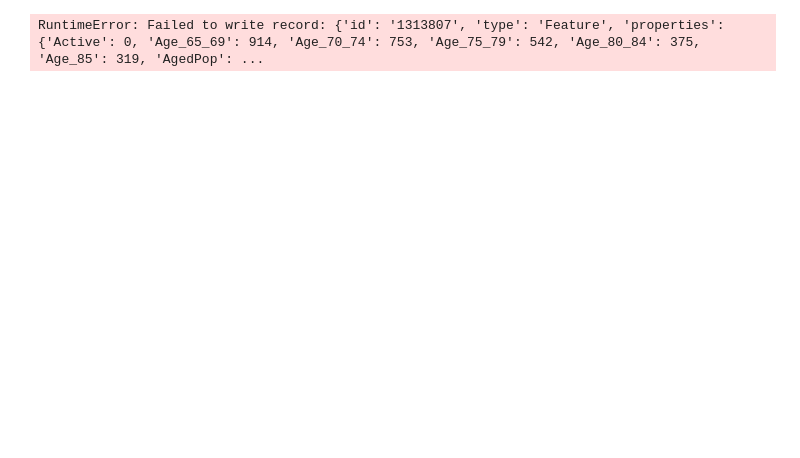
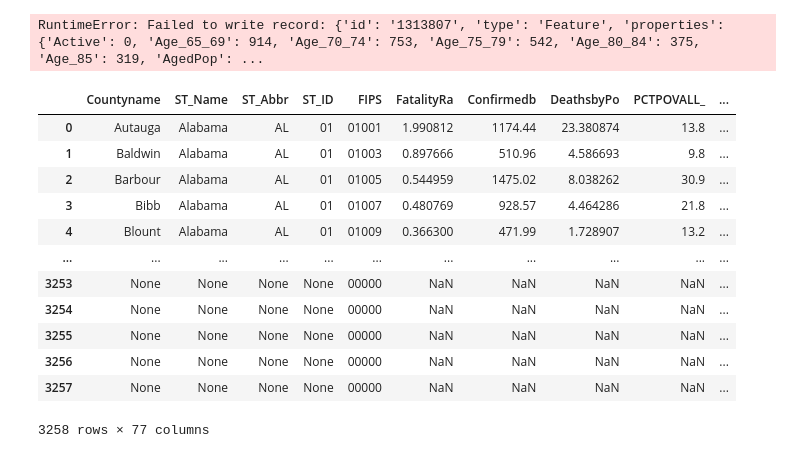
Before and after one commit to TC25/COVID19, a Jupyter notebook: Merge and geo.ipynb, the cells around one changed output. Saved outputs shown, nothing was run; the diff lists cells and outputs as text; code cells hidden in the pictures; blank space fills up the shorter version.

```diff
--- a/Merge and geo.ipynb
+++ b/Merge and geo.ipynb
@@ -22,3 +22,24 @@ County_shape.to_file("Counties\\US_latest_poly.geojson", driver='GeoJSON')
 #Fin.to_file("Counties\\US_latest_poly.shp")
 # %% [output]
 RuntimeError: Failed to write record: {'id': '1313807', 'type': 'Feature', 'properties': {'Active': 0, 'Age_65_69': 914, 'Age_70_74': 753, 'Age_75_79': 542, 'Age_80_84': 375, 'Age_85': 319, 'AgedPop': ...
+# %%
+# All=pd.read_csv("https://raw.githubusercontent.com/govex/COVID-19/master/data_tables/JHU_USCountymap/df_Counties2020.csv")
+County_shape = gpd.read_file("Counties\\USCounties_JHUmap\\USCounties_JHUmap.shp", driver='shapefile')
+# Fin=pd.merge(County_shape,All,
+#                  on='Countyname')
+# %%
+County_shape
+# %% [output]
+|  | Countyname | ST_Name | ST_Abbr | ST_ID | FIPS | FatalityRa | Confirmedb | DeathsbyPo | PCTPOVALL_ | ... |
+| 0 | Autauga | Alabama | AL | 01 | 01001 | 1.990812 | 1174.44 | 23.380874 | 13.8 | ... |
+| 1 | Baldwin | Alabama | AL | 01 | 01003 | 0.897666 | 510.96 | 4.586693 | 9.8 | ... |
+| 2 | Barbour | Alabama | AL | 01 | 01005 | 0.544959 | 1475.02 | 8.038262 | 30.9 | ... |
+| 3 | Bibb | Alabama | AL | 01 | 01007 | 0.480769 | 928.57 | 4.464286 | 21.8 | ... |
+| 4 | Blount | Alabama | AL | 01 | 01009 | 0.366300 | 471.99 | 1.728907 | 13.2 | ... |
+| ... | ... | ... | ... | ... | ... | ... | ... | ... | ... | ... |
+| 3253 | None | None | None | None | 00000 | NaN | NaN | NaN | NaN | ... |
+| 3254 | None | None | None | None | 00000 | NaN | NaN | NaN | NaN | ... |
+| 3255 | None | None | None | None | 00000 | NaN | NaN | NaN | NaN | ... |
+| 3256 | None | None | None | None | 00000 | NaN | NaN | NaN | NaN | ... |
+| 3257 | None | None | None | None | 00000 | NaN | NaN | NaN | NaN | ... |
+3258 rows × 77 columns
```
Also changed, not shown: 9 other files.
